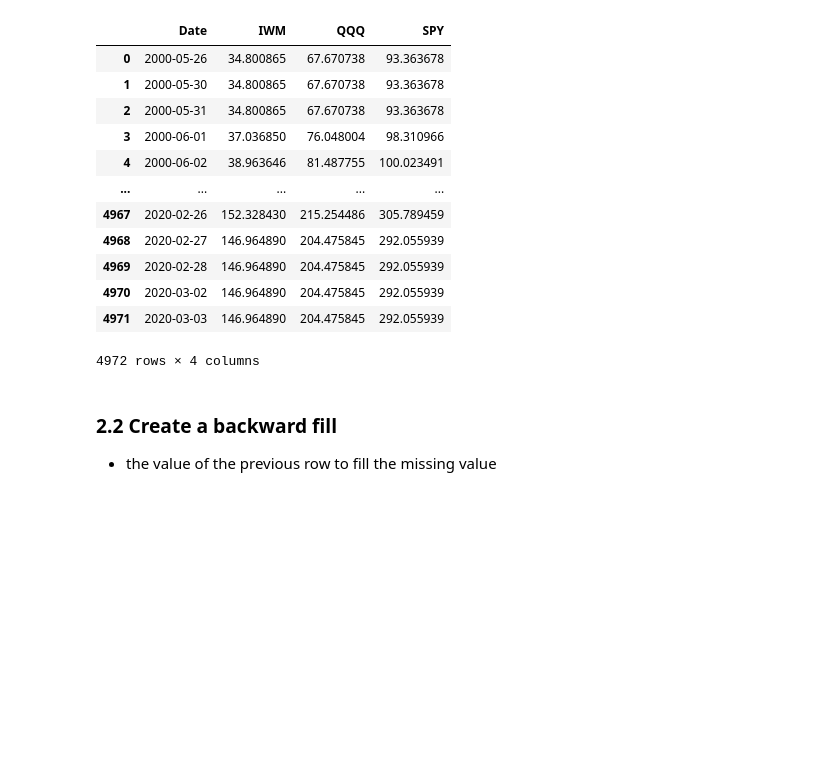
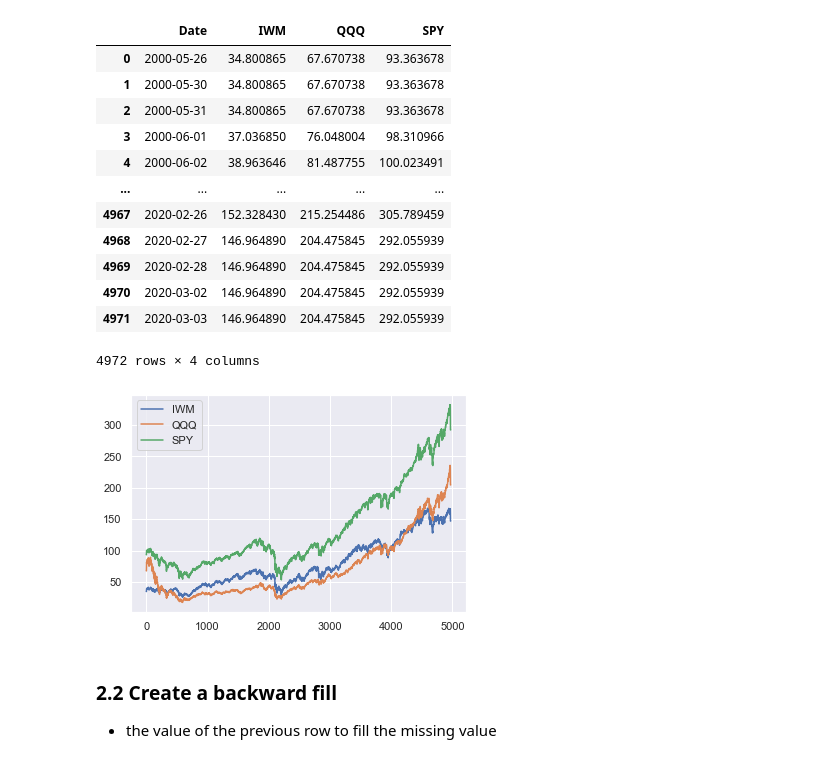
Before and after one commit to earnestsalgado/time-series-analysis_spr22, a Jupyter notebook: HW2/Week 2 Assignment Missing Data and Smoothing Models.ipynb, the cells around one changed output. Cells and saved outputs as stored; diff of their text form; code cells hidden in the pictures; blank space fills up the shorter version.

```diff
--- a/HW2/Week 2 Assignment Missing Data and Smoothing Models.ipynb
+++ b/HW2/Week 2 Assignment Missing Data and Smoothing Models.ipynb
@@ -130,6 +142,11 @@ forward_filled
 | 4970 | 2020-03-02 | 146.964890 | 204.475845 | 292.055939 |
 | 4971 | 2020-03-03 | 146.964890 | 204.475845 | 292.055939 |
 4972 rows × 4 columns
+# %%
+forward_filled.plot()
+plt.show()
+# %% [output]
+[figure, added]
 # %% [markdown]
 ### 2.2 Create a backward fill
 -  the value of the previous row to fill the missing value
```
Also changed, not shown: parts of 20 cells of this notebook.
